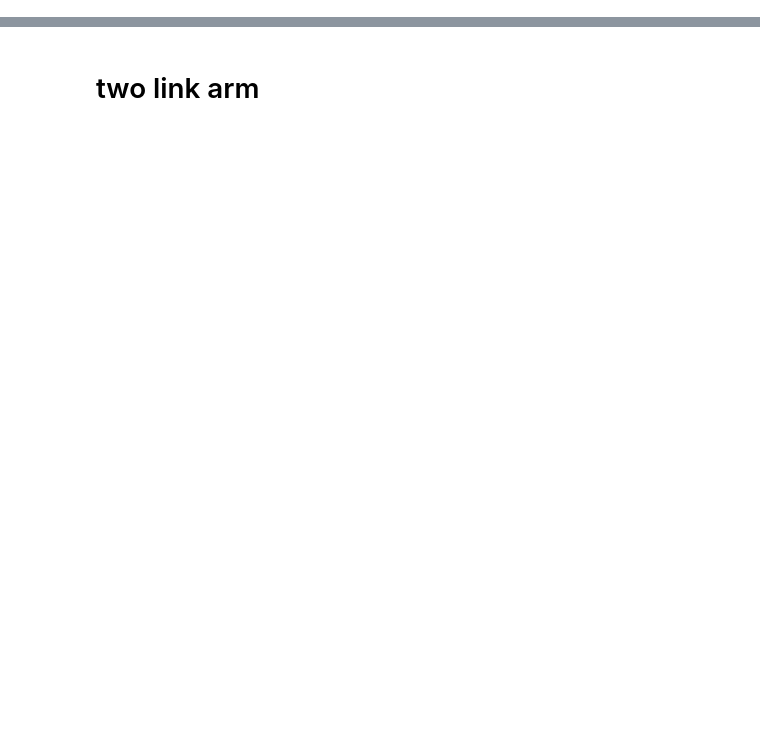
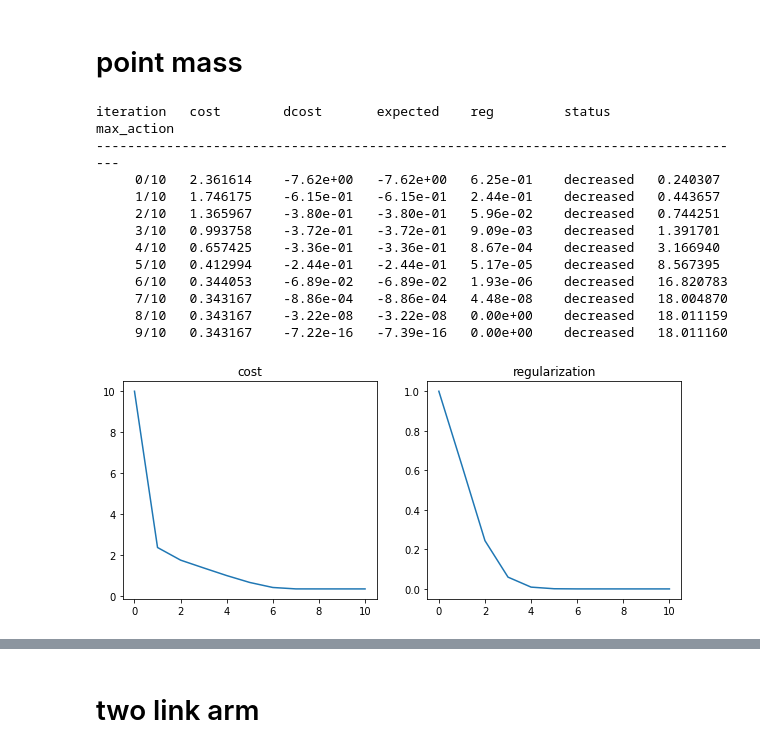
Before and after one commit to richard-warren/rl_sandbox, a Jupyter notebook: ilqr_demo.ipynb, the cells around one changed output, grey strips where cells are left out. Cells and saved outputs as stored; diff of their text form; code cells hidden in the pictures; blank space fills up the shorter version.

```diff
--- a/ilqr_demo.ipynb
+++ b/ilqr_demo.ipynb
@@ -158,3 +147,26 @@ def iLQR(env, iterations=100,
                 i, iterations, history['cost'][-1], delta_cost, dV, reg, flag, np.abs(np.array(actions)).max()))
 
     return actions, history
+# %% [markdown]
+# point mass
+# %%
+# run ilqr
+env = PointMass(max_time=5)
+actions, history = iLQR(env, iterations=10, reg=1, verbose=True)
+ax = plt.subplots(1,2, figsize=(10,4))[1];
+ax[0].plot(history['cost']); ax[0].set_title('cost');
+ax[1].plot(history['reg']);  ax[1].set_title('regularization');
+# %% [output]
+iteration   cost        dcost       expected    reg         status      max_action
+------------------------------------------------------------------------------------
+     0/10   2.361614    -7.62e+00   -7.62e+00   6.25e-01    decreased   0.240307
+     1/10   1.746175    -6.15e-01   -6.15e-01   2.44e-01    decreased   0.443657
+     2/10   1.365967    -3.80e-01   -3.80e-01   5.96e-02    decreased   0.744251
+     3/10   0.993758    -3.72e-01   -3.72e-01   9.09e-03    decreased   1.391701
+     4/10   0.657425    -3.36e-01   -3.36e-01   8.67e-04    decreased   3.166940
+     5/10   0.412994    -2.44e-01   -2.44e-01   5.17e-05    decreased   8.567395
+     6/10   0.344053    -6.89e-02   -6.89e-02   1.93e-06    decreased   16.820783
+     7/10   0.343167    -8.86e-04   -8.86e-04   4.48e-08    decreased   18.004870
+     8/10   0.343167    -3.22e-08   -3.22e-08   0.00e+00    decreased   18.011159
+     9/10   0.343167    -7.22e-16   -7.39e-16   0.00e+00    decreased   18.011160
+[figure, added]
```
Also changed, not shown: parts of 8 cells of this notebook, 1 other file.
